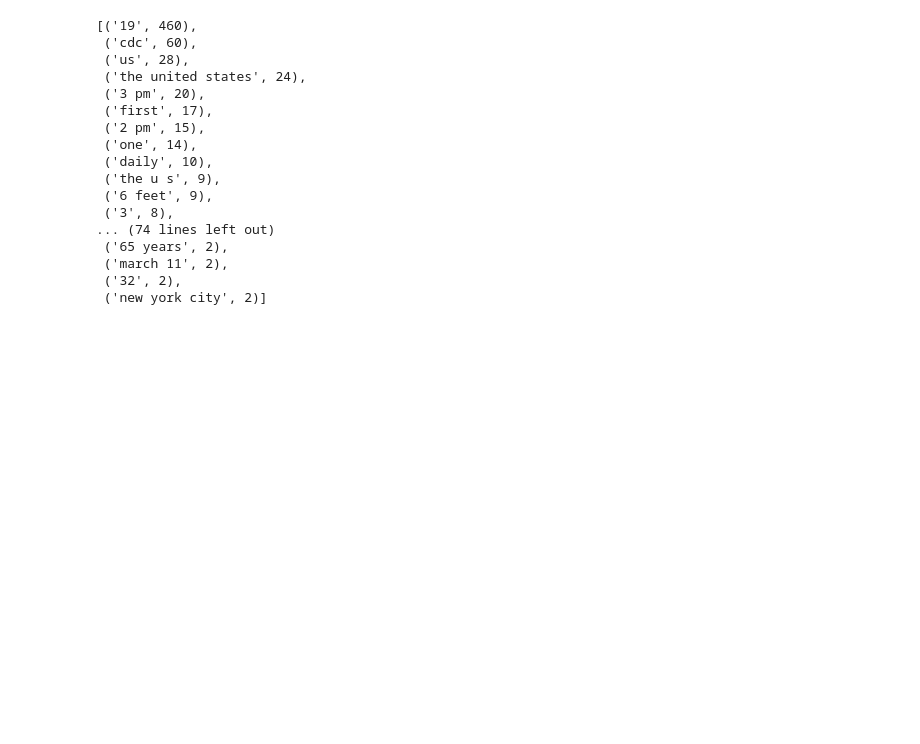
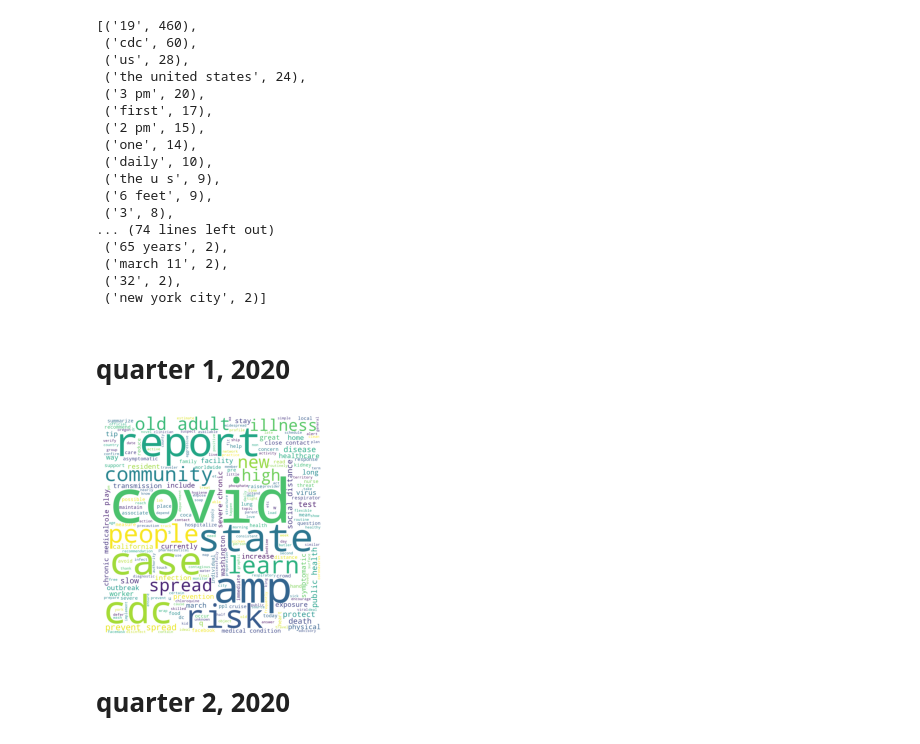
Before and after one commit to YileC928/final-project-covid-twitter, a Jupyter notebook: code/tweet word frequency analysis.ipynb, the cells around one changed output. Drawn from its saved outputs; the diff is of its cells as text; code cells hidden in the pictures; blank space fills up the shorter version.

Commit message:
add word clouds per quarter

```diff
--- a/code/tweet word frequency analysis.ipynb
+++ b/code/tweet word frequency analysis.ipynb
@@ -588,3 +590,5 @@ sortedEntities[:90]
  ('march 11', 2),
  ('32', 2),
  ('new york city', 2)]
+# %% [markdown]
+# quarter 1, 2020
@@ -590,0 +597,9 @@ sortedEntities[:90]
+# %%
+wc = wordcloud.WordCloud(background_color="white", max_words=500, width= 3000, height = 3000, mode ='RGBA', scale=.5).generate(' '.join(tweets01['normalized_tokens'].sum()))
+plt.imshow(wc)
+plt.axis("off")
+plt.savefig("covid_tweets_01_word_cloud.pdf", format = 'pdf')
+# %% [output]
+[figure, added]
+# %% [markdown]
+# quarter 2, 2020
```
Also changed, not shown: parts of 13 cells of this notebook.
